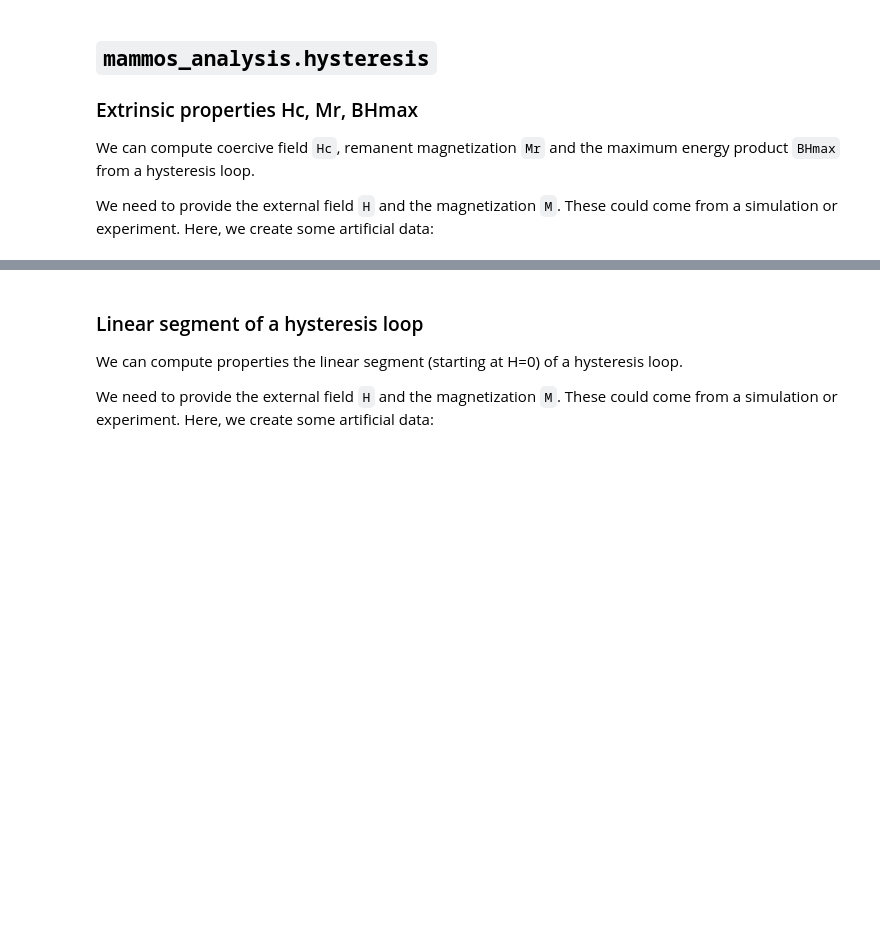
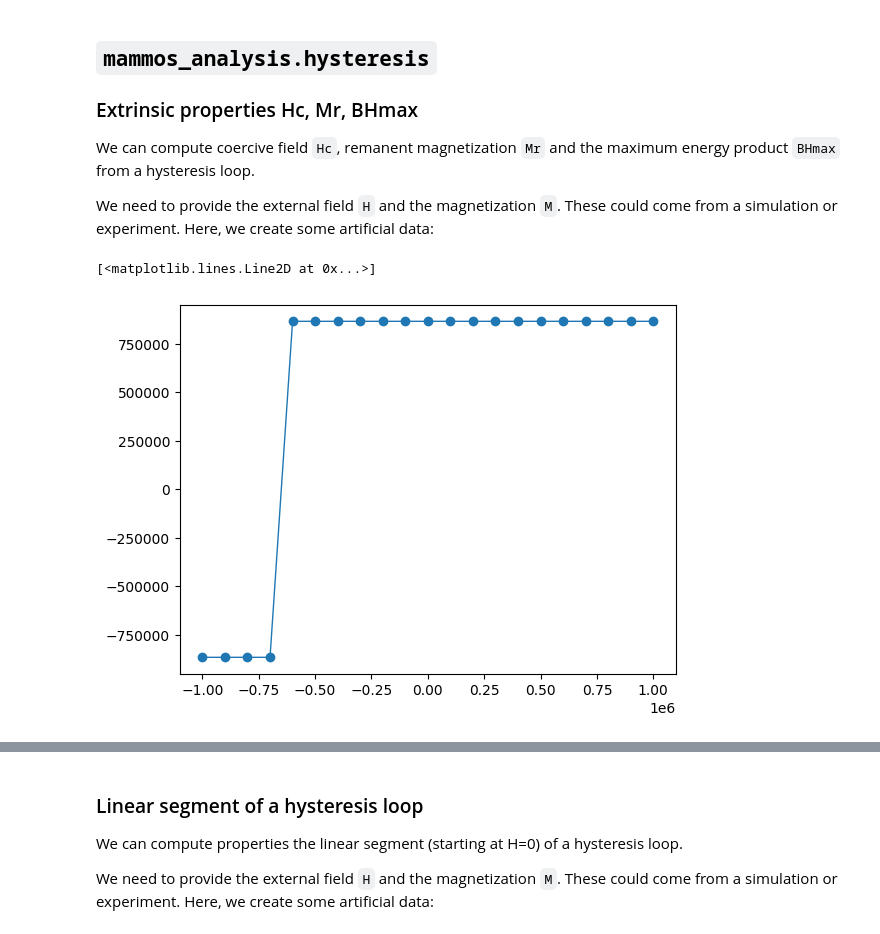
Before and after one commit to MaMMoS-project/mammos-analysis, a Jupyter notebook: examples/quickstart.ipynb, the cells around one changed output, grey strips where cells are left out. Saved outputs shown, nothing was run; the diff lists cells and outputs as text; code cells hidden in the pictures; blank space fills up the shorter version.

```diff
--- a/examples/quickstart.ipynb
+++ b/examples/quickstart.ipynb
@@ -21,4 +21,15 @@ We can compute coercive field `Hc`, remanent magnetization `Mr` and the maximum
 
 We need to provide the external field `H` and the magnetization `M`. These could come from a simulation or experiment.
 Here, we create some artificial data:
+# %%
+H = me.H(np.linspace(1e6, -1e6, 21))
+Ms = 866_000
+M = np.array(17 * [Ms] + 4 * [-Ms])
+M = me.M(M)
+H_int = H.q - 1 / 3 * M.q
+B_int = (H_int + M.q) * u.constants.mu0
+plt.plot(H.q, M.q, "o-", linewidth=1)
+# %% [output]
+[<matplotlib.lines.Line2D at 0x...>]
+[figure, added]
 # %%
```
Also changed, not shown: parts of 13 cells of this notebook.
